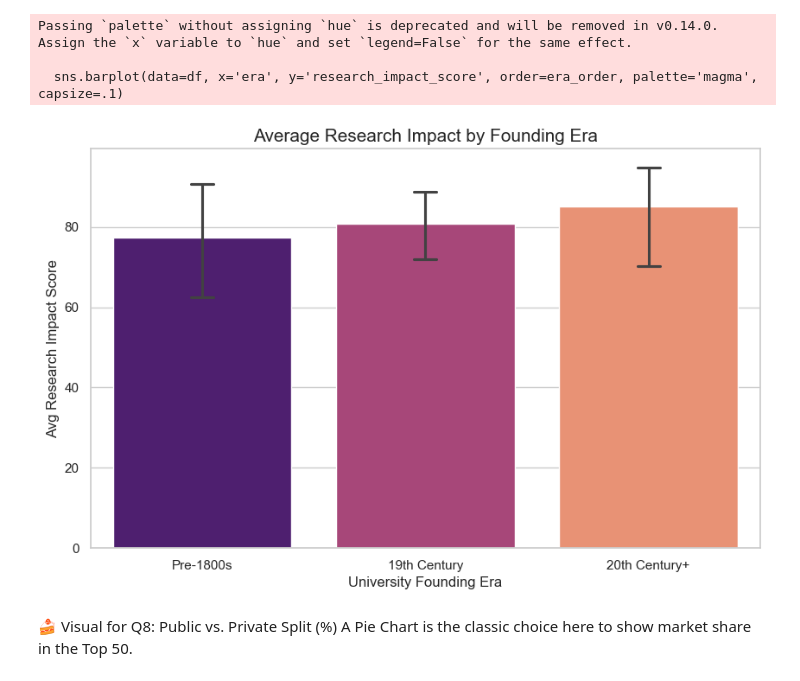
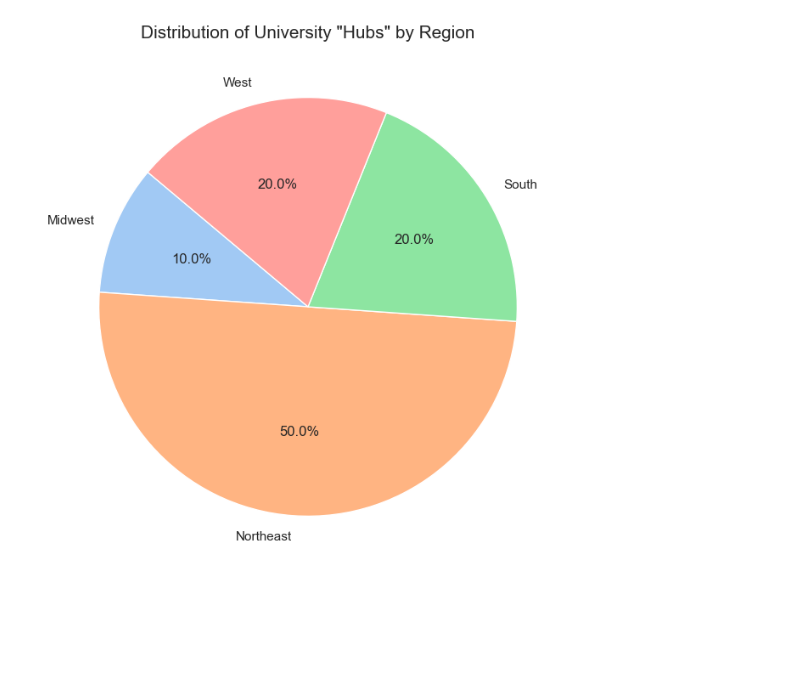
Before and after one commit to PabloXberg/PROJECT, a Jupyter notebook: visuals.ipynb, the cells around one changed output. Drawn from its saved outputs; the diff is of its cells as text; code cells hidden in the pictures; blank space fills up the shorter version.

```diff
--- a/visuals.ipynb
+++ b/visuals.ipynb
@@ -43,7 +42,10 @@ Public vs. Private Research: What is the average Research Impact Score for Publi
 # %%
-# --- VISUAL 2: Research Impact: Public vs Private ---
+# --- VISUAL for Q5: Ranking vs. Income Tiers (CASE Statement + JOIN)
+df_all['rank_group'] = df_all['national_rank'].apply(lambda x: 'Elite (1-5)' if x <= 5 else 'Rest of Top 50')
 plt.figure(figsize=(8, 6))
-sns.boxplot(data=df, x='institution_type', y='research_impact_score', palette='Set2')
-plt.title('Research Impact Distribution: Public vs Private', fontsize=15)
+sns.boxplot(data=df_all, x='rank_group', y='median_household_income', hue='rank_group',
+            palette='Set2', legend=False)
+plt.title('State Wealth Comparison: Elite vs. Top Tier', fontsize=15)
+plt.ylabel('State Median Income ($)')
 plt.show()
 # %% [output]
@@ -70,21 +69,10 @@ This shows if older universities actually perform better. A Point Plot or Bar Pl
 # %%
-# Create the 'Era' column for the visual
-df['era'] = df['founded_year'].apply(lambda x: 'Pre-1800s' if x < 1800 else ('19th Century' if x < 1900 else '20th Century+'))
-
-# Sort the eras so they appear chronologically on the chart
-era_order = ['Pre-1800s', '19th Century', '20th Century+']
-
-plt.figure(figsize=(10, 6))
-sns.barplot(data=df, x='era', y='research_impact_score', order=era_order, palette='magma', capsize=.1)
-plt.title('Average Research Impact by Founding Era', fontsize=15)
-plt.ylabel('Avg Research Impact Score')
-plt.xlabel('University Founding Era')
+# --- VISUAL 3: University Hubs by Region (For SQL Q9) ---
+active_states = df_all.groupby('region')['state'].nunique()
+plt.figure(figsize=(8, 8))
+plt.pie(active_states, labels=active_states.index, autopct='%1.1f%%',
+        startangle=140, colors=sns.color_palette('pastel'))
+plt.title('Distribution of University "Hubs" by Region', fontsize=15)
 plt.show()
 # %% [output]
-Passing `palette` without assigning `hue` is deprecated and will be removed in v0.14.0. Assign the `x` variable to `hue` and set `legend=False` for the same effect.
-
-  sns.barplot(data=df, x='era', y='research_impact_score', order=era_order, palette='magma', capsize=.1)
-[figure, old version]
+[figure, new version]
-# %% [markdown]
-🍰 Visual for Q8: Public vs. Private Split (%)
-A Pie Chart is the classic choice here to show market share in the Top 50.
```
Also changed, not shown: parts of 10 cells of this notebook, 6 other files.
